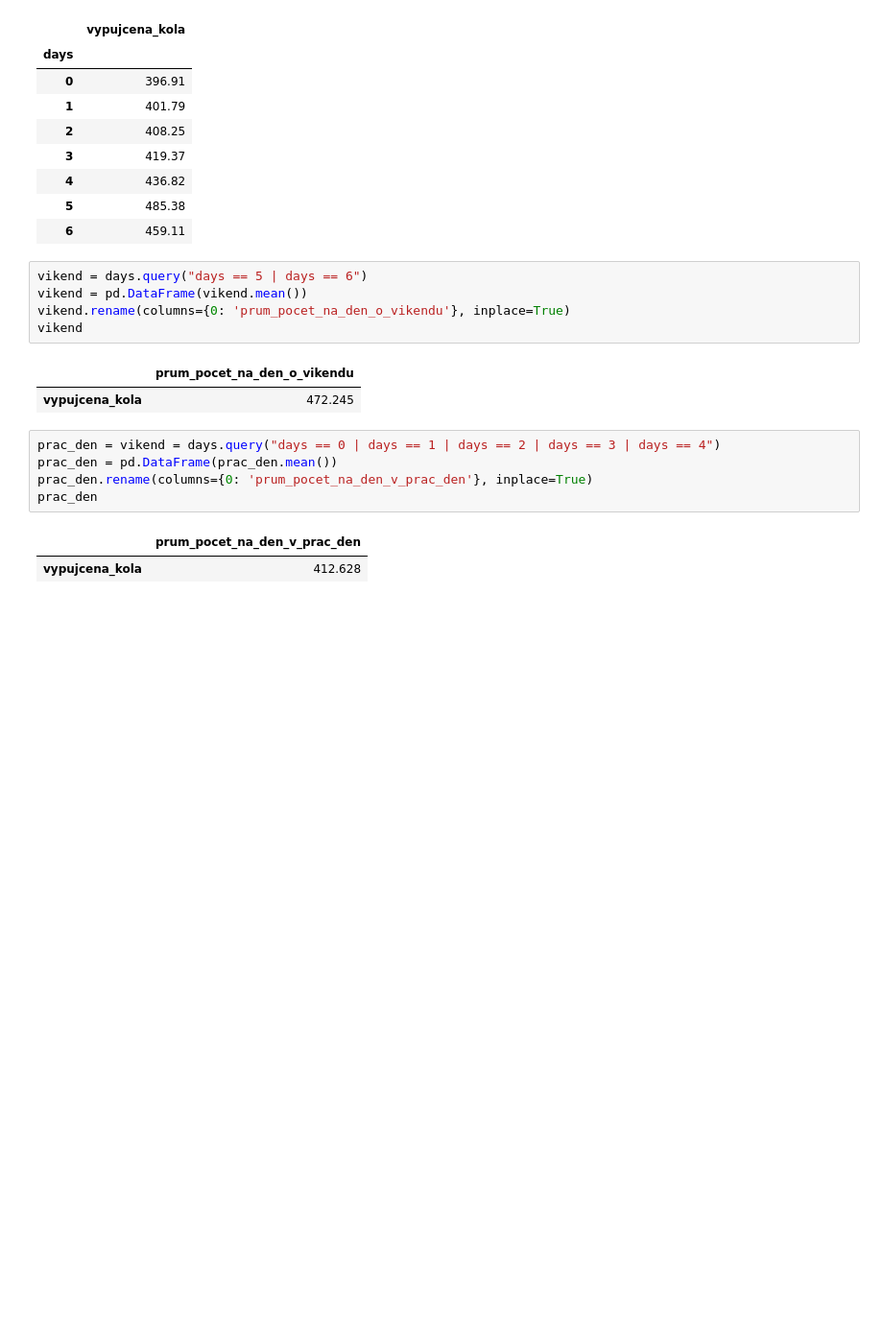
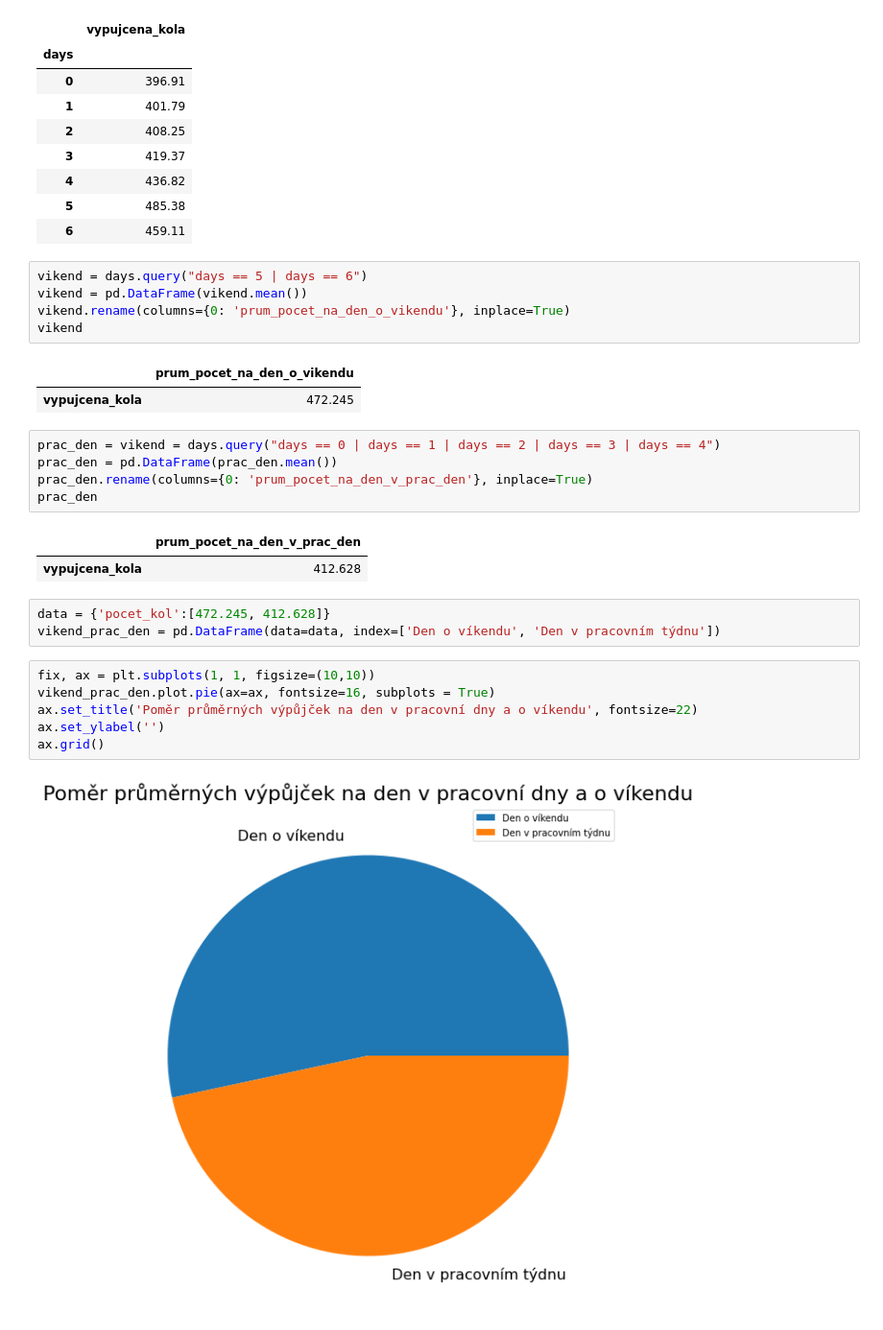
Before and after one commit to Krocan777/Python_projekt_Edinburgh, a Jupyter notebook: Oprava_projekt_python.ipynb, the cells around one changed output. Shown at 96% size. Drawn from its saved outputs; the diff is of its cells as text; blank space fills up the shorter version.

```diff
--- a/Oprava_projekt_python.ipynb
+++ b/Oprava_projekt_python.ipynb
@@ -714,3 +721,14 @@ prac_den
 # %% [output]
 |  | prum_pocet_na_den_v_prac_den |
 | vypujcena_kola | 412.628 |
+# %%
+data = {'pocet_kol':[472.245, 412.628]}
+vikend_prac_den = pd.DataFrame(data=data, index=['Den o víkendu', 'Den v pracovním týdnu'])
+# %%
+fix, ax = plt.subplots(1, 1, figsize=(10,10))
+vikend_prac_den.plot.pie(ax=ax, fontsize=16, subplots = True)
+ax.set_title('Poměr průměrných výpůjček na den v pracovní dny a o víkendu', fontsize=22)
+ax.set_ylabel('')
+ax.grid()
+# %% [output]
+[figure, added]
```
Also changed, not shown: parts of 12 cells of this notebook.
